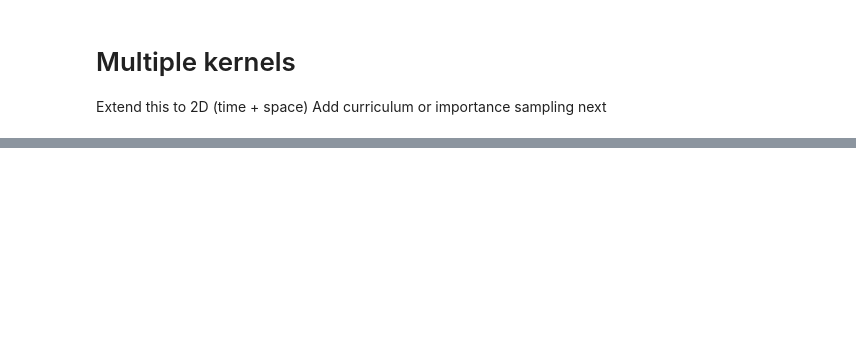
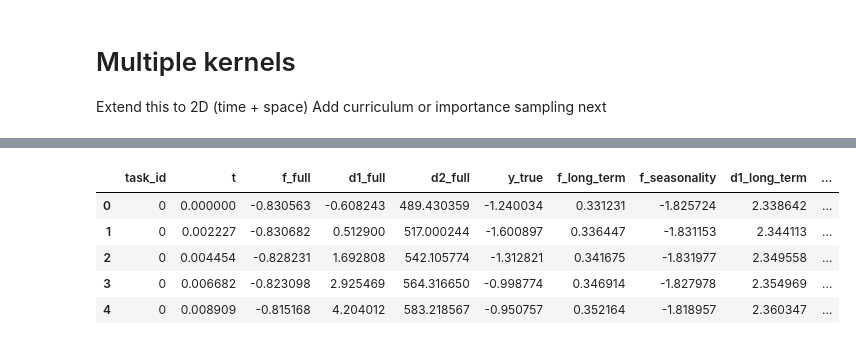
Before and after one commit to views-platform/views-models, a Jupyter notebook: models/purple_alien/notebooks/gp_test02.ipynb, the cells around one changed output, grey strips where cells are left out. Saved outputs shown, nothing was run; the diff lists cells and outputs as text; code cells hidden in the pictures; blank space fills up the shorter version.

```diff
--- a/models/purple_alien/notebooks/gp_test02.ipynb
+++ b/models/purple_alien/notebooks/gp_test02.ipynb
@@ -893,0 +911,9 @@ plot_gp_components(task_id=3, model=model, x_test=x_test, train_xs=train_xs, tra
+# %%
+forecast_df.head()
+# %% [output]
+|  | task_id | t | f_full | d1_full | d2_full | y_true | f_long_term | f_seasonality | d1_long_term | ... |
+| 0 | 0 | 0.000000 | -0.830563 | -0.608243 | 489.430359 | -1.240034 | 0.331231 | -1.825724 | 2.338642 | ... |
+| 1 | 0 | 0.002227 | -0.830682 | 0.512900 | 517.000244 | -1.600897 | 0.336447 | -1.831153 | 2.344113 | ... |
+| 2 | 0 | 0.004454 | -0.828231 | 1.692808 | 542.105774 | -1.312821 | 0.341675 | -1.831977 | 2.349558 | ... |
+| 3 | 0 | 0.006682 | -0.823098 | 2.925469 | 564.316650 | -0.998774 | 0.346914 | -1.827978 | 2.354969 | ... |
+| 4 | 0 | 0.008909 | -0.815168 | 4.204012 | 583.218567 | -0.950757 | 0.352164 | -1.818957 | 2.360347 | ... |
```
Also changed, not shown: parts of 10 cells of this notebook.
